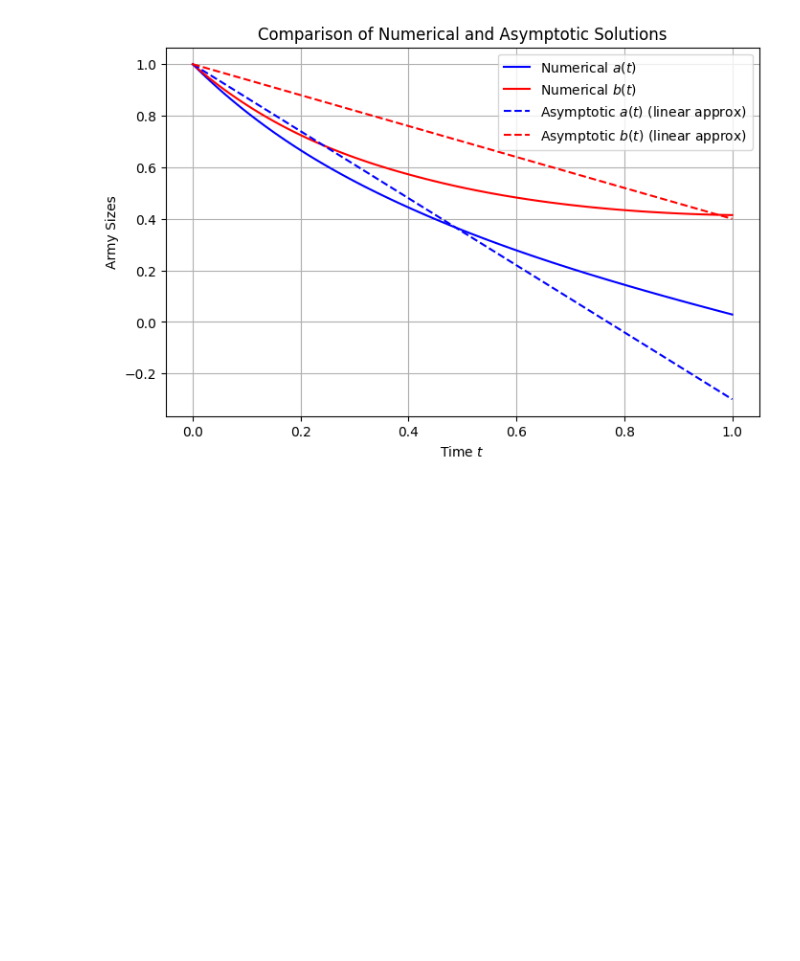
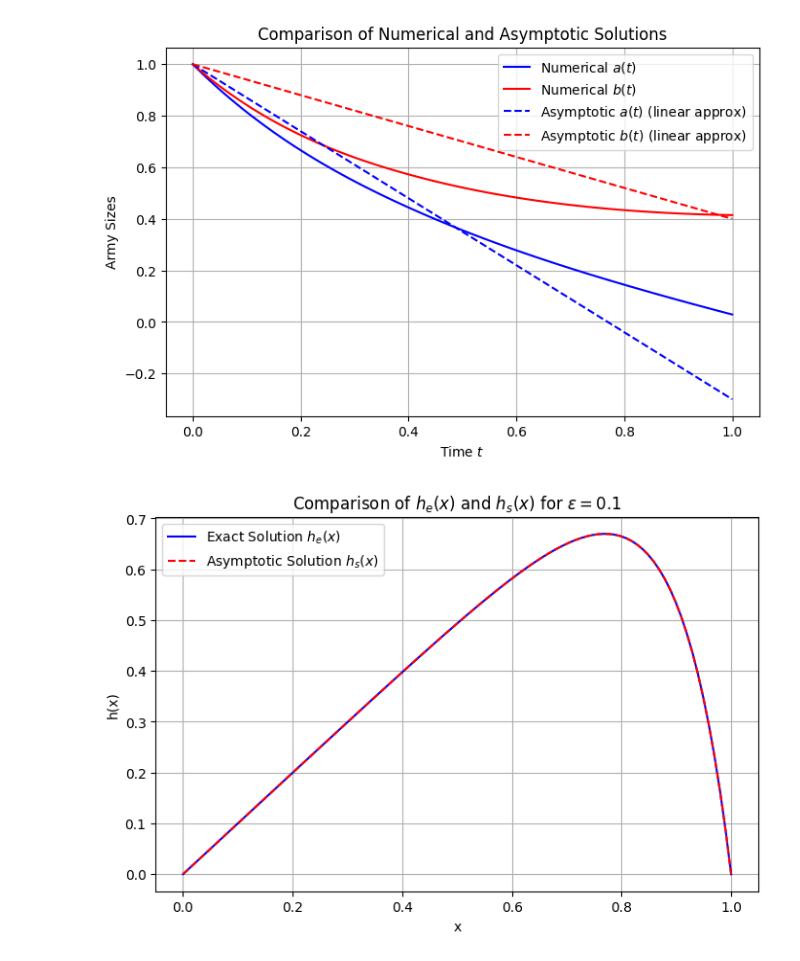
Before and after one commit to josephalanis/ADS, a Jupyter notebook: HW7_Math_Modeling.ipynb, the cells around one changed output. Cells and saved outputs as stored; diff of their text form; code cells hidden in the pictures; blank space fills up the shorter version.

```diff
--- a/HW7_Math_Modeling.ipynb
+++ b/HW7_Math_Modeling.ipynb
@@ -48,3 +48,38 @@ plt.grid()
 plt.show()
 # %% [output]
 [figure]
+# %%
+# question 3 Conveyor Belt
+
+import numpy as np
+import matplotlib.pyplot as plt
+
+# Define epsilon
+epsilon = 0.1
+
+# Define the functions h_e(x) and h_s(x)
+def h_e(x, epsilon):
+    return x - (1 - np.exp(x / epsilon)) / (1 - np.exp(1 / epsilon))
+
+def h_s(x, epsilon):
+    return x - np.exp((x - 1) / epsilon)
+
+# Define the x range
+x_values = np.linspace(0, 1, 100)
+
+# Compute function values
+h_e_values = h_e(x_values, epsilon)
+h_s_values = h_s(x_values, epsilon)
+
+# Plot the functions
+plt.figure(figsize=(8, 5))
+plt.plot(x_values, h_e_values, label=r'Exact Solution $h_e(x)$', linestyle='-', color='b')
+plt.plot(x_values, h_s_values, label=r'Asymptotic Solution $h_s(x)$', linestyle='--', color='r')
+plt.xlabel("x")
+plt.ylabel("h(x)")
+plt.title(r"Comparison of $h_e(x)$ and $h_s(x)$ for $\epsilon=0.1$")
+plt.legend()
+plt.grid()
+plt.show()
+# %% [output]
+[figure, added]
```
